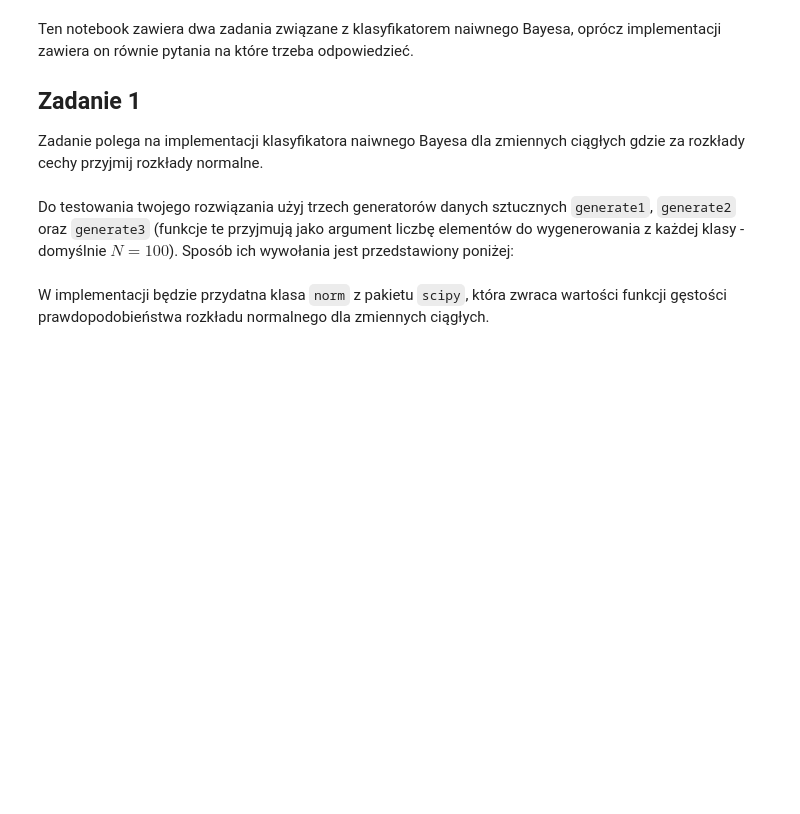
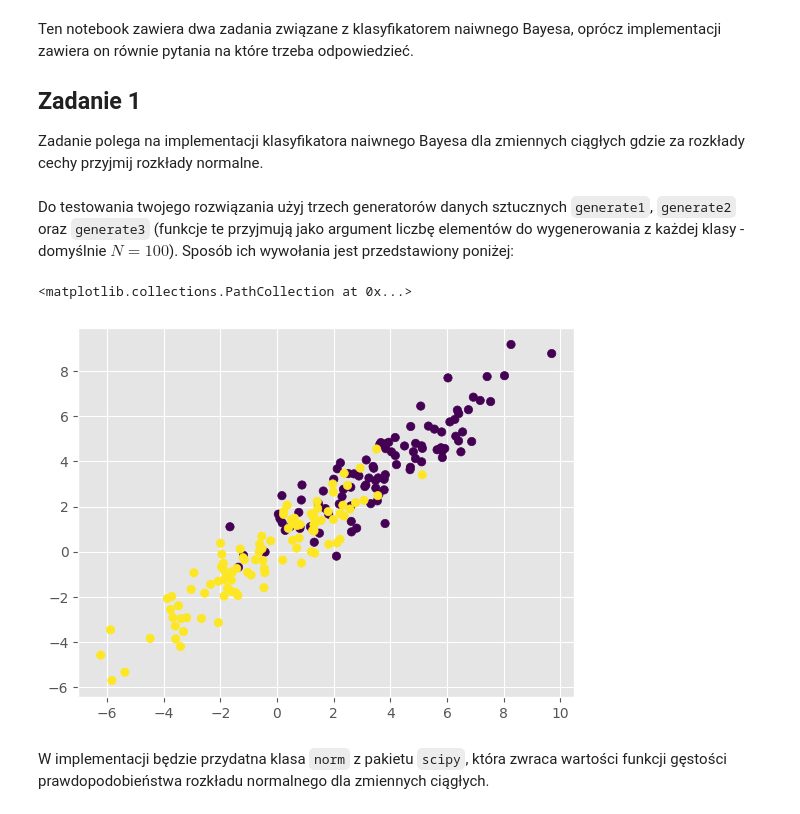
Before and after one commit to BartekAndree/2025_sus, a Jupyter notebook: 02/su-lab-zad-dom-2/su-lab-zad-dom-2.ipynb, the cells around one changed output. Cells and saved outputs as stored; diff of their text form; code cells hidden in the pictures; blank space fills up the shorter version.

```diff
--- a/02/su-lab-zad-dom-2/su-lab-zad-dom-2.ipynb
+++ b/02/su-lab-zad-dom-2/su-lab-zad-dom-2.ipynb
@@ -22,8 +22,11 @@ Do testowania twojego rozwiązania użyj trzech generatorów danych sztucznych `
 # %%
 from helpers import generate1, generate2, generate3  # noqa
 
-x, y = generate1()
+x, y = generate3()
 plt.scatter(x[:, 0], x[:, 1], c=y)
+# %% [output]
+<matplotlib.collections.PathCollection at 0x...>
+[figure, added]
 # %% [markdown]
 W implementacji będzie przydatna klasa `norm` z pakietu `scipy`, która zwraca wartości funkcji gęstości prawdopodobieństwa rozkładu normalnego dla zmiennych ciągłych.
 # %%
```
Also changed, not shown: parts of 14 cells of this notebook.
